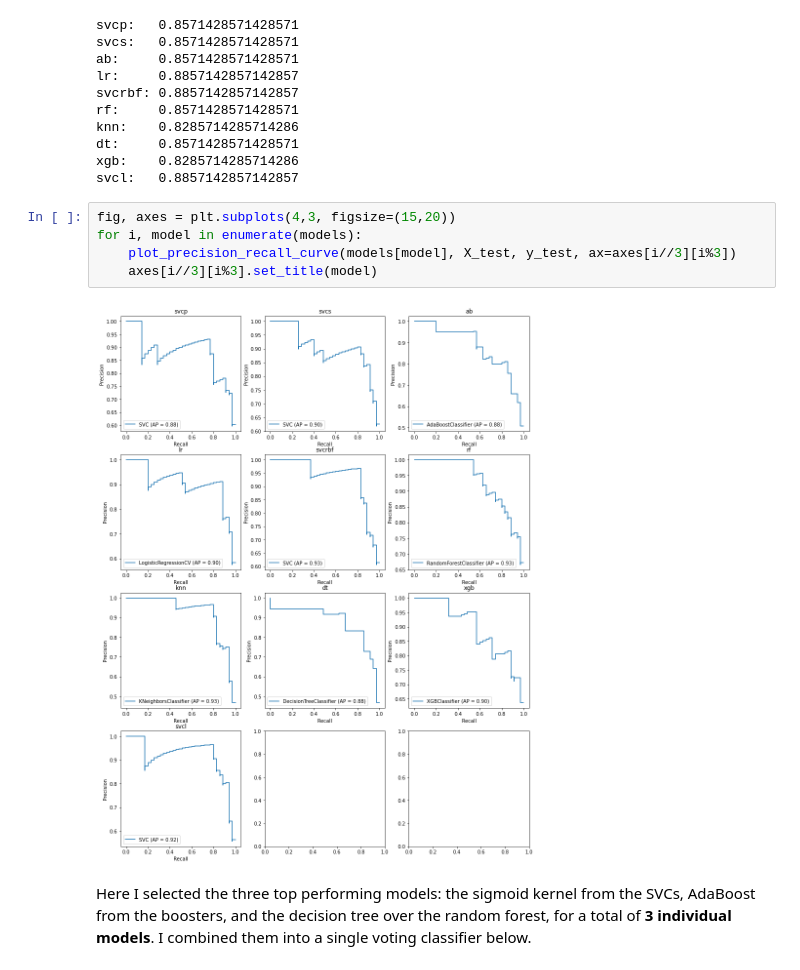
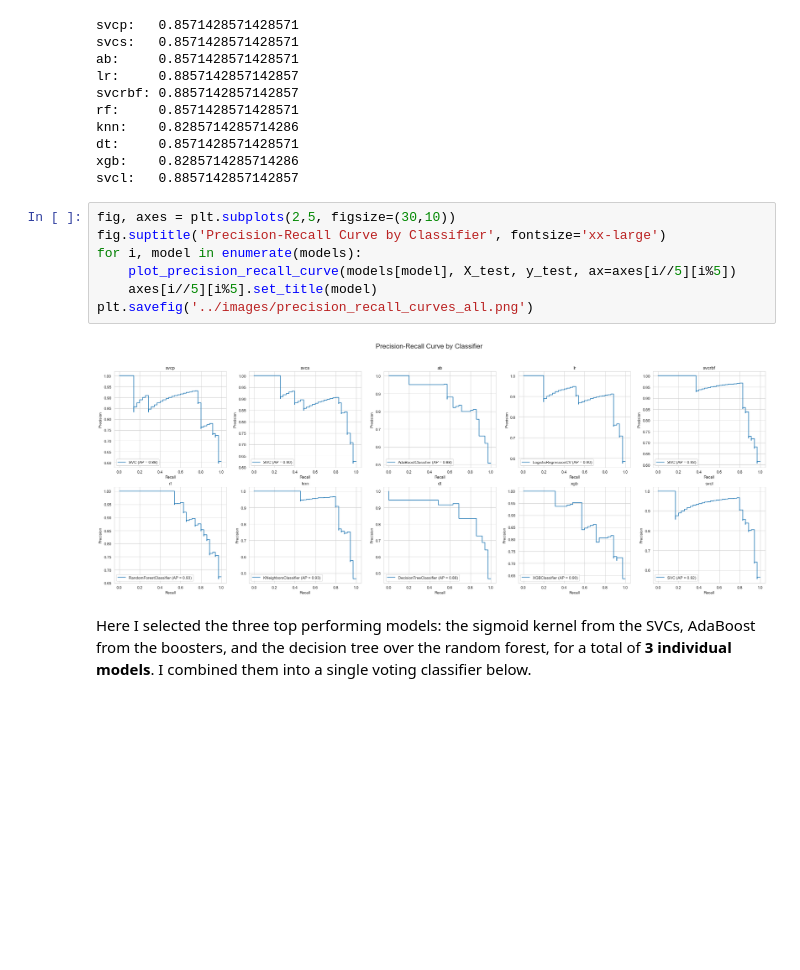
Before and after one commit to stlanier/Flatiron-School-Module-3-Project, a Jupyter notebook: notebooks/3_ensemble_classifier.ipynb, the cells around one changed output. Saved outputs shown, nothing was run; the diff lists cells and outputs as text; blank space fills up the shorter version.

Commit message:
polished, clearer figures; saved figures for later use

```diff
--- a/notebooks/3_ensemble_classifier.ipynb
+++ b/notebooks/3_ensemble_classifier.ipynb
@@ -55,12 +55,14 @@ dt:     0.8571428571428571
 xgb:    0.8285714285714286
 svcl:   0.8857142857142857
 # %%
-fig, axes = plt.subplots(4,3, figsize=(15,20))
+fig, axes = plt.subplots(2,5, figsize=(30,10))
+fig.suptitle('Precision-Recall Curve by Classifier', fontsize='xx-large')
 for i, model in enumerate(models):
-    plot_precision_recall_curve(models[model], X_test, y_test, ax=axes[i//3][i%3])
-    axes[i//3][i%3].set_title(model)
+    plot_precision_recall_curve(models[model], X_test, y_test, ax=axes[i//5][i%5])
+    axes[i//5][i%5].set_title(model)
+plt.savefig('../images/precision_recall_curves_all.png')
 # %% [output]
-[figure, old version]
+[figure, new version]
 # %% [markdown]
 Here I selected the three top performing models: the sigmoid kernel from the SVCs, AdaBoost from the boosters, and the decision tree over the random forest, for a total of **3 individual models**. I combined them into a single voting classifier below.
 # %%
```
Also changed, not shown: parts of 3 cells of this notebook, 3 other files.
